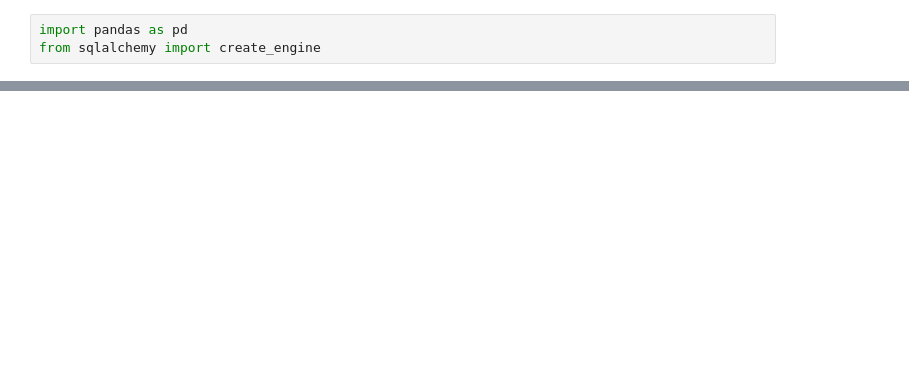
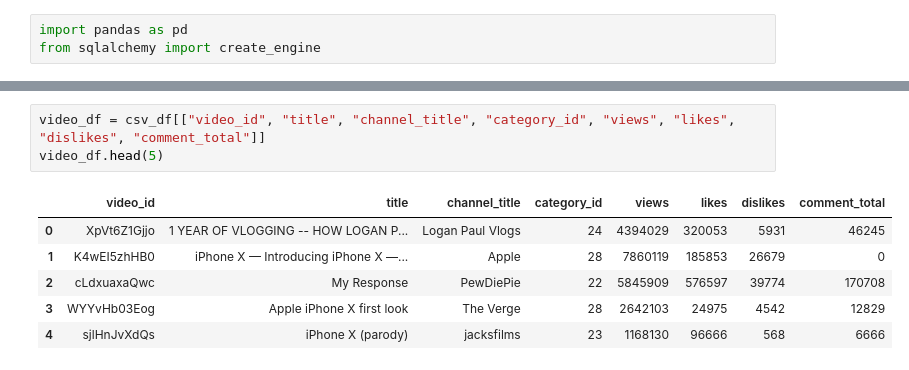
Before and after one commit to dranzer120/ETL-Youtube-Video-Stats, a Jupyter notebook: video_ETL.ipynb, the cells around one changed output, grey strips where cells are left out. Drawn from its saved outputs; the diff is of its cells as text; blank space fills up the shorter version.

Commit message:
uploaded video data

```diff
--- a/video_ETL.ipynb
+++ b/video_ETL.ipynb
@@ -16,0 +30,10 @@ csv_df.head(5)
+# %%
+video_df = csv_df[["video_id", "title", "channel_title", "category_id", "views", "likes", "dislikes", "comment_total"]]
+video_df.head(5)
+# %% [output]
+|  | video_id | title | channel_title | category_id | views | likes | dislikes | comment_total |
+| 0 | XpVt6Z1Gjjo | 1 YEAR OF VLOGGING -- HOW LOGAN P... | Logan Paul Vlogs | 24 | 4394029 | 320053 | 5931 | 46245 |
+| 1 | K4wEI5zhHB0 | iPhone X — Introducing iPhone X —... | Apple | 28 | 7860119 | 185853 | 26679 | 0 |
+| 2 | cLdxuaxaQwc | My Response | PewDiePie | 22 | 5845909 | 576597 | 39774 | 170708 |
+| 3 | WYYvHb03Eog | Apple iPhone X first look | The Verge | 28 | 2642103 | 24975 | 4542 | 12829 |
+| 4 | sjlHnJvXdQs | iPhone X (parody) | jacksfilms | 23 | 1168130 | 96666 | 568 | 6666 |
```
Also changed, not shown: parts of 8 cells of this notebook, 2 other files.
